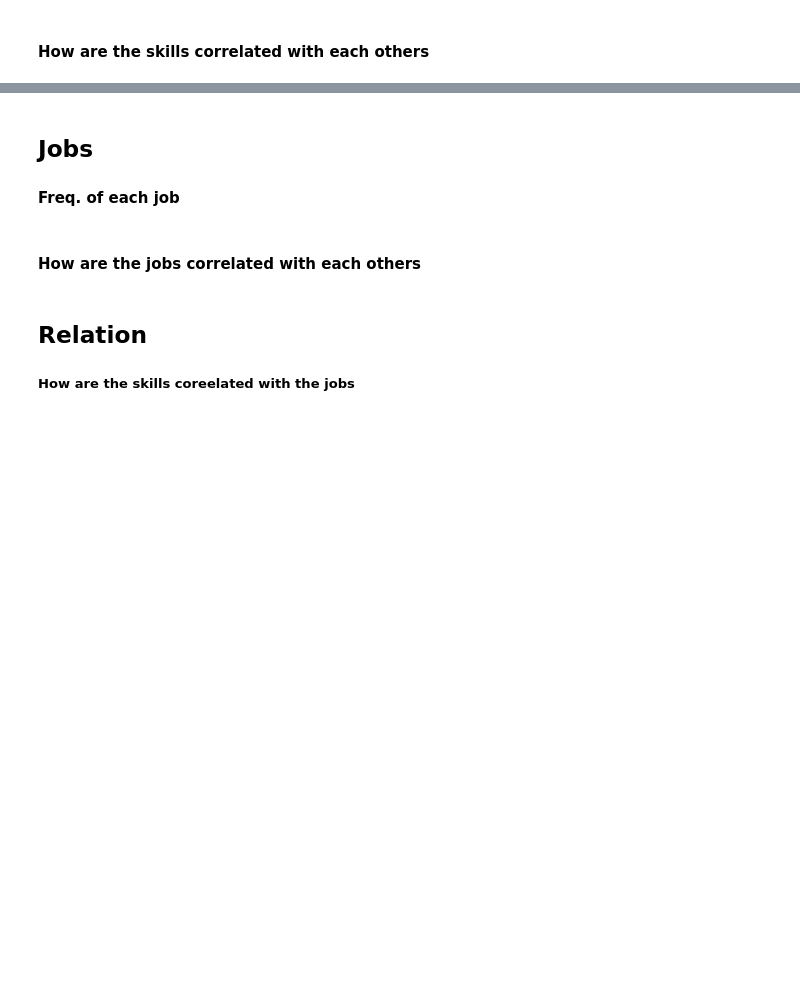
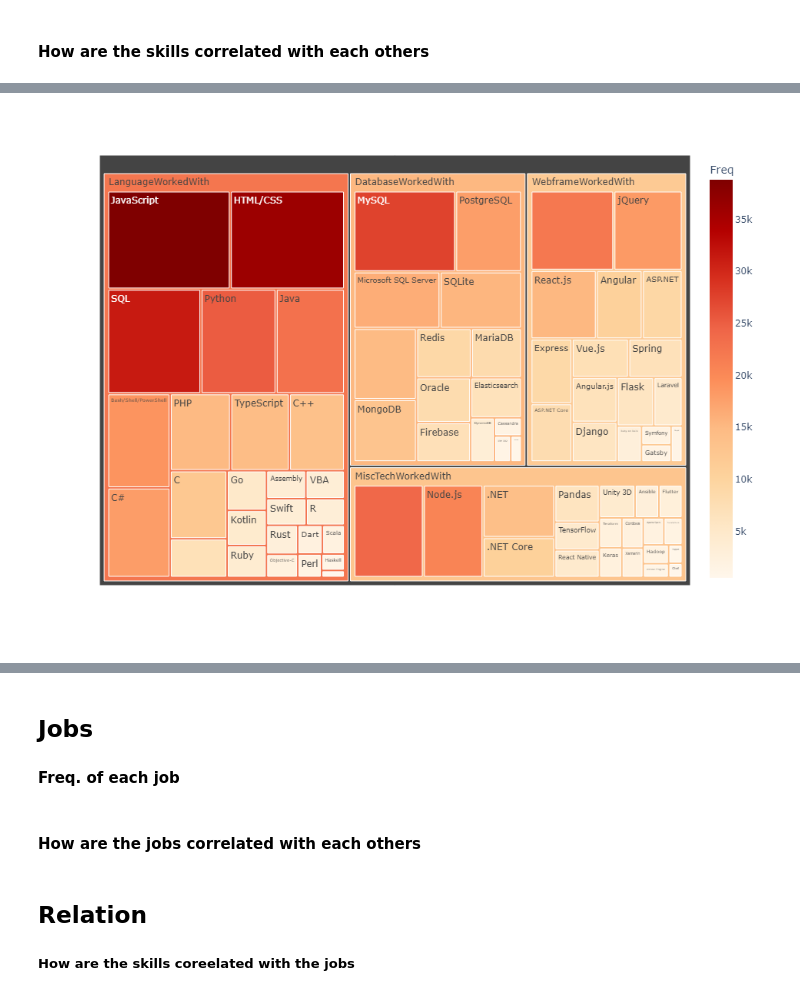
Before and after one commit to MuhamedGad/Ai-pro, a Jupyter notebook: notebooks/02_Descriptive.ipynb, the cells around one changed output, grey strips where cells are left out. Drawn from its saved outputs; the diff is of its cells as text; code cells hidden in the pictures; blank space fills up the shorter version.

Commit message:
Treemap

```diff
--- a/notebooks/02_Descriptive.ipynb
+++ b/notebooks/02_Descriptive.ipynb
@@ -146,0 +121,2 @@ AttributeError: 'DataFrame' object has no attribute 'shapr'
+# %%
+df = pd.concat(encoded_dfs,
@@ -146,0 +149,3 @@ AttributeError: 'DataFrame' object has no attribute 'shapr'
+# %%
+df = df[df.columns.dropna()]
+df['DatabaseWorkedWith'].sum()
@@ -147,2 +169,11 @@ AttributeError: 'DataFrame' object has no attribute 'shapr'
 # %% [markdown]
 #### How are the skills correlated with each others
+# %%
+# This was my first solution but since we will use a tree map to visualize we need a dataframe
+# freq = {}
+# for col in TECH_COLS + ROLE_COLS :
+#     for subcol in df[col] :
+#         freq[subcol] = df[col][subcol].sum()
+skill_freq = df.drop('DevType', axis=1).sum().reset_index()
+skill_freq.columns = ['Group', 'Skill', 'Freq']
+skill_freq.head()
@@ -148,0 +187,6 @@ AttributeError: 'DataFrame' object has no attribute 'shapr'
+# %%
+
+fig =px.treemap(skill_freq, path = ['Group', 'Skill'], values='Freq', color_continuous_scale='orrd', color='Freq')
+fig.update_layout(width=1400, height=700)
+# %% [output]
+[figure, added]
```
Also changed, not shown: parts of 11 cells of this notebook.
